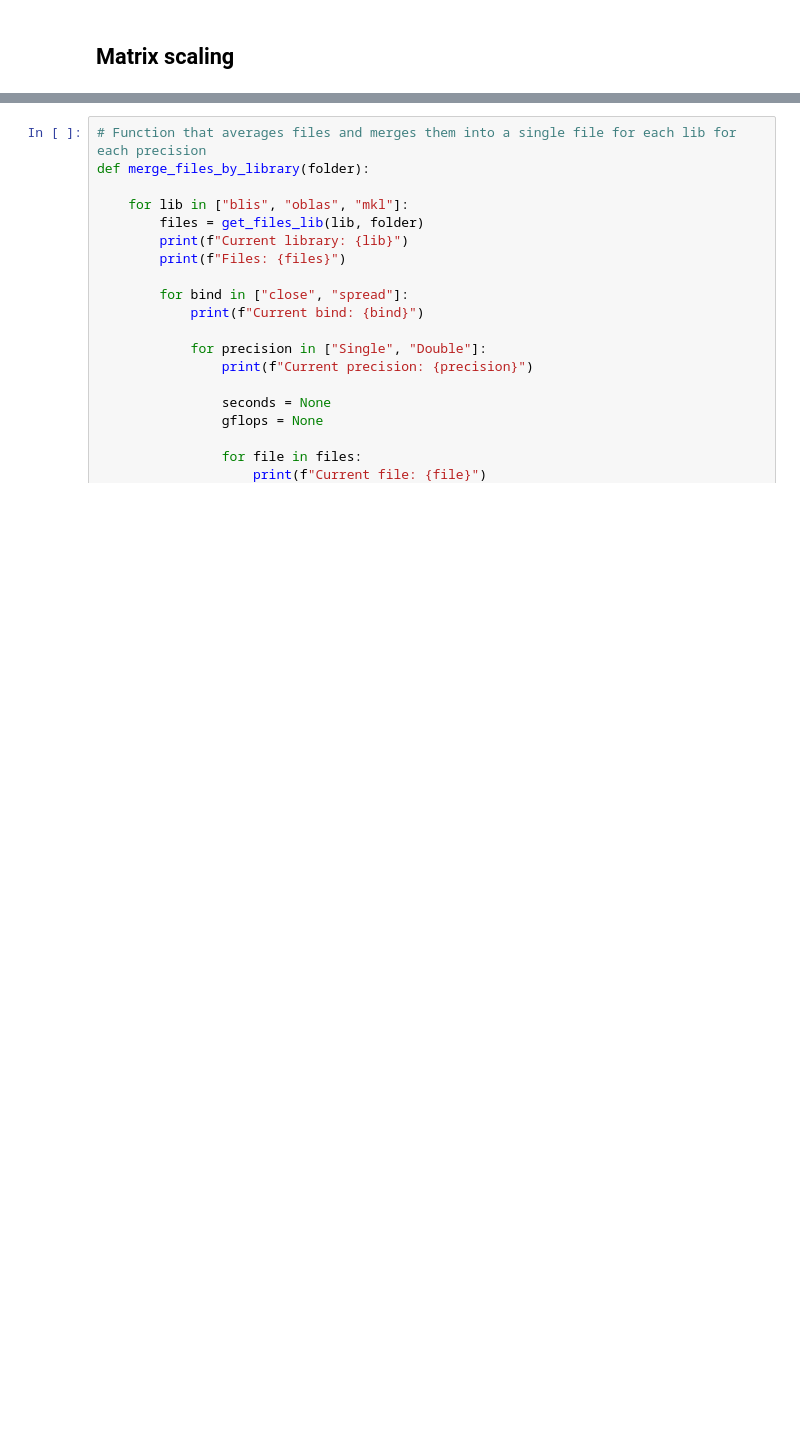
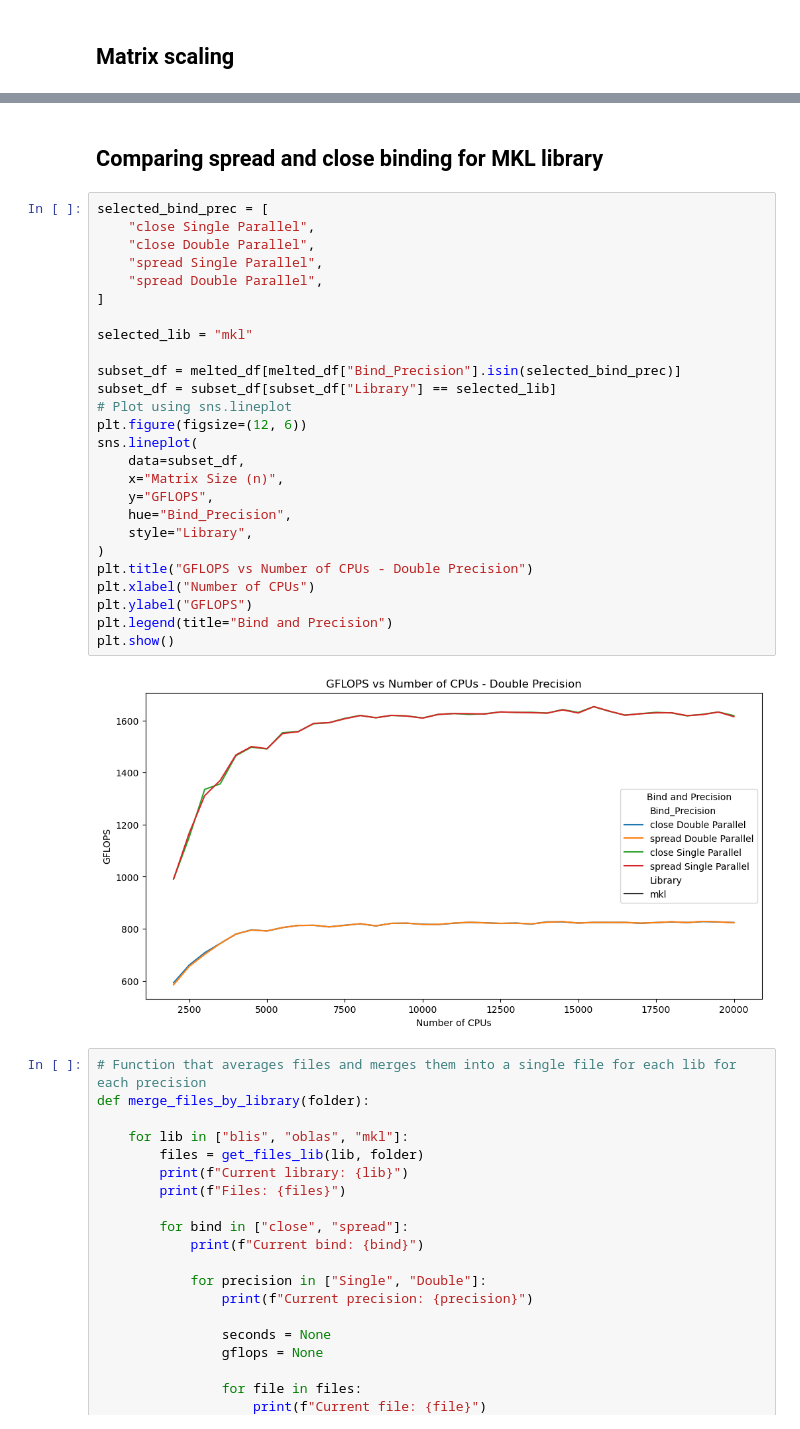
Before and after one commit to pettepiero/Foundations_of_HPC_2022, a Jupyter notebook: Assignment/exercise2/graphs.ipynb, the cells around one changed output, grey strips where cells are left out. Saved outputs shown, nothing was run; the diff lists cells and outputs as text; blank space fills up the shorter version.

```diff
--- a/Assignment/exercise2/graphs.ipynb
+++ b/Assignment/exercise2/graphs.ipynb
@@ -309,3 +377,33 @@ plt.show()
+# %% [markdown]
+## Comparing spread and close binding for MKL library
+# %%
+selected_bind_prec = [
+    "close Single Parallel",
+    "close Double Parallel",
+    "spread Single Parallel",
+    "spread Double Parallel",
+]
+
+selected_lib = "mkl"
+
+subset_df = melted_df[melted_df["Bind_Precision"].isin(selected_bind_prec)]
+subset_df = subset_df[subset_df["Library"] == selected_lib]
+# Plot using sns.lineplot
+plt.figure(figsize=(12, 6))
+sns.lineplot(
+    data=subset_df,
+    x="Matrix Size (n)",
+    y="GFLOPS",
+    hue="Bind_Precision",
+    style="Library",
+)
+plt.title("GFLOPS vs Number of CPUs - Double Precision")
+plt.xlabel("Number of CPUs")
+plt.ylabel("GFLOPS")
+plt.legend(title="Bind and Precision")
+plt.show()
+# %% [output]
+[figure, added]
 # %%
 # Function that averages files and merges them into a single file for each lib for each precision
 def merge_files_by_library(folder):
```
Also changed, not shown: parts of 17 cells of this notebook.
